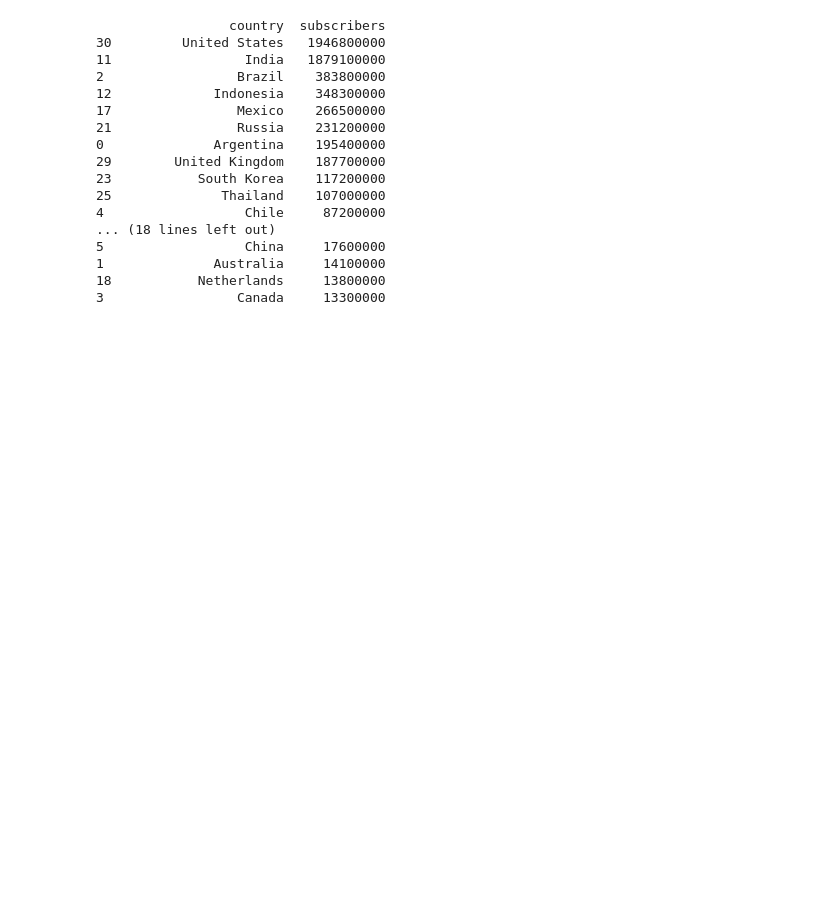
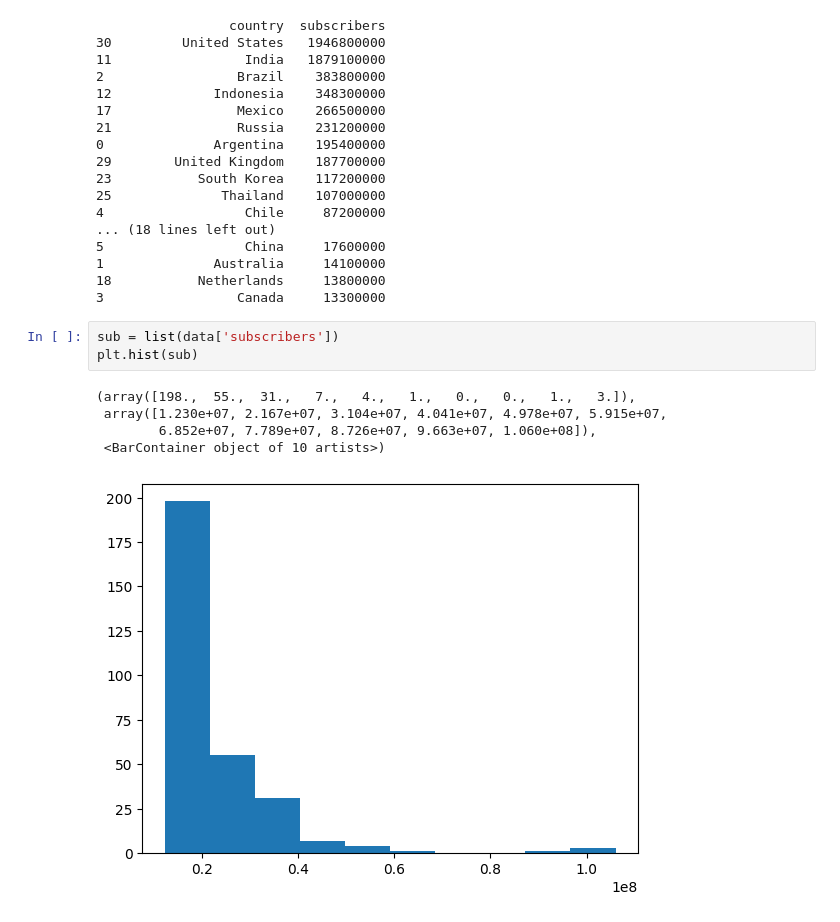
Before and after one commit to deepak7056/python_dataset, a Jupyter notebook: dataset2.ipynb, the cells around one changed output. Cells and saved outputs as stored; diff of their text form; blank space fills up the shorter version.

```diff
--- a/dataset2.ipynb
+++ b/dataset2.ipynb
@@ -169,5 +169,14 @@ print(country_profile)
 1              Australia     14100000
 18           Netherlands     13800000
 3                 Canada     13300000
+# %%
+sub = list(data['subscribers'])
+plt.hist(sub)
+# %% [output]
+(array([198.,  55.,  31.,   7.,   4.,   1.,   0.,   0.,   1.,   3.]),
+ array([1.230e+07, 2.167e+07, 3.104e+07, 4.041e+07, 4.978e+07, 5.915e+07,
+        6.852e+07, 7.789e+07, 8.726e+07, 9.663e+07, 1.060e+08]),
+ <BarContainer object of 10 artists>)
+[figure, added]
 # %%
 plt.figure(figsize=(12, 6))
```
Also changed, not shown: parts of 6 cells of this notebook.
